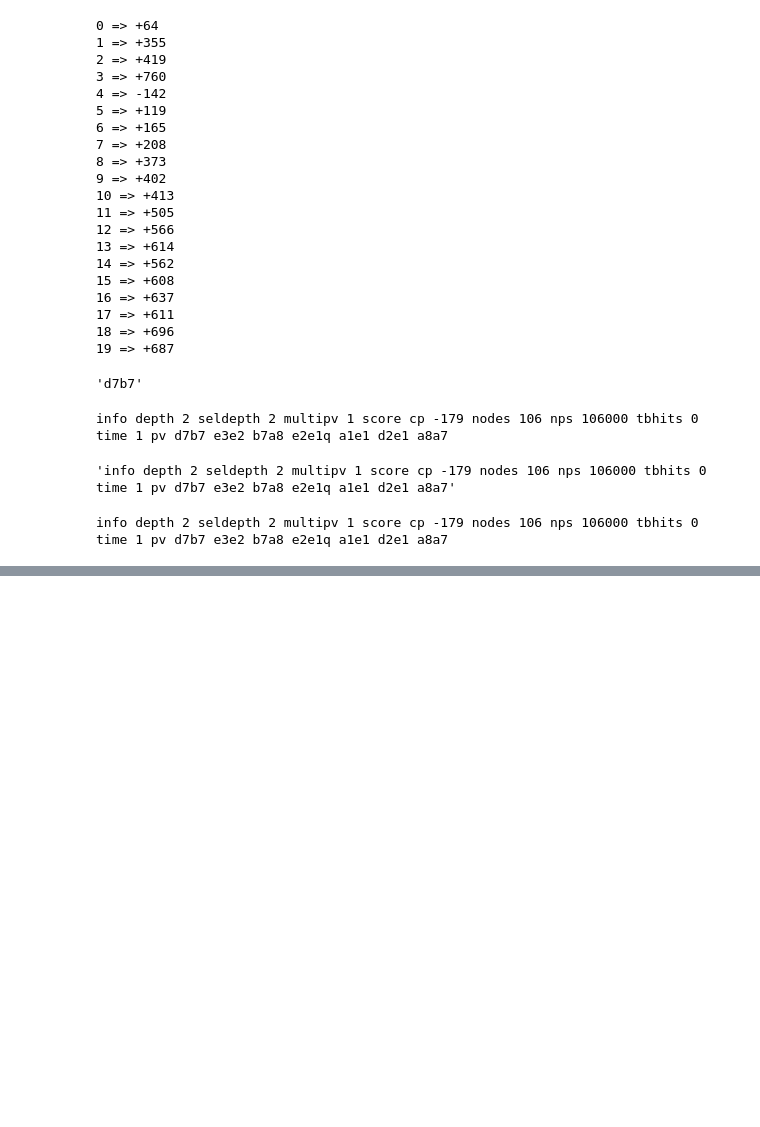
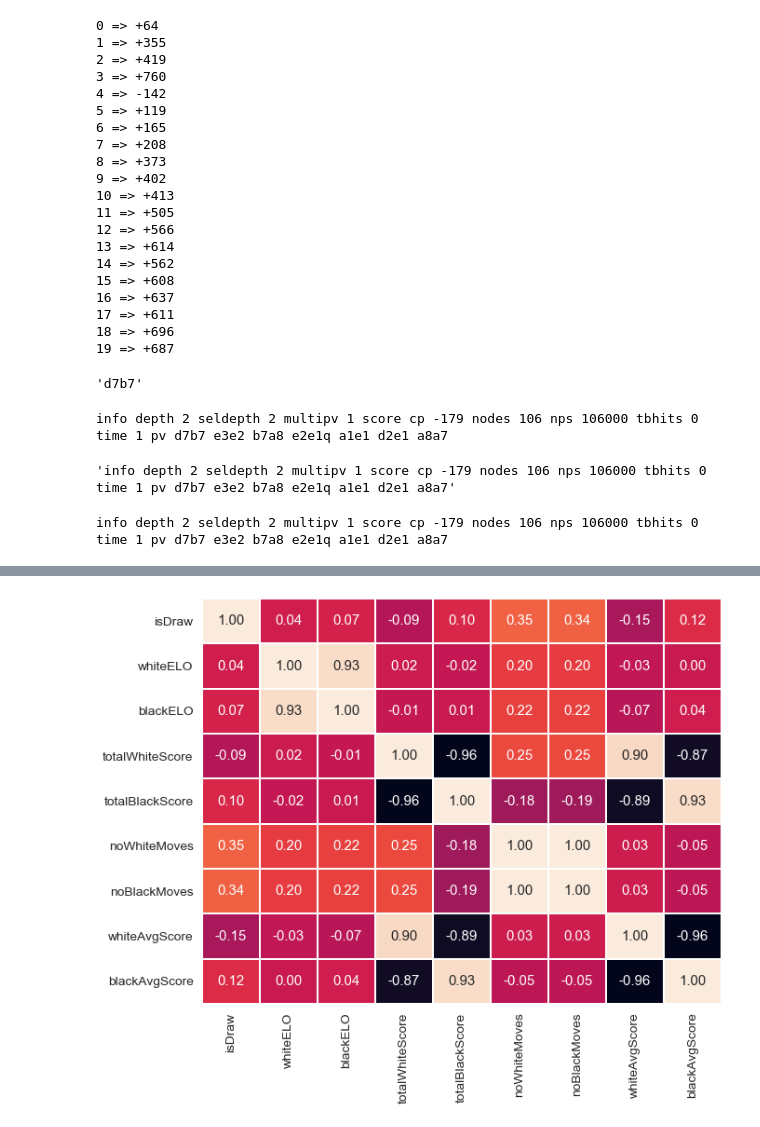
Before and after one commit to mayankX/Chess-ELO-Predictor, a Jupyter notebook: notebooks/Playground.ipynb, the cells around one changed output, grey strips where cells are left out. Saved outputs shown, nothing was run; the diff lists cells and outputs as text; code cells hidden in the pictures; blank space fills up the shorter version.

```diff
--- a/notebooks/Playground.ipynb
+++ b/notebooks/Playground.ipynb
@@ -188,0 +263,15 @@ info depth 2 seldepth 2 multipv 1 score cp -179 nodes 106 nps 106000 tbhits 0 ti
+# %%
+plt.subplots(figsize=(10, 8))
+sns.set(font_scale=1.25)
+sns.heatmap(
+    data.query('hasBlackWon == False')[['isDraw','whiteELO', 'blackELO',
+       'totalWhiteScore', 'totalBlackScore', 'noWhiteMoves', 'noBlackMoves', 'whiteAvgScore', 'blackAvgScore']].corr(),
+    cbar=False,
+    linewidths=.8,
+    annot=True,
+#     square=True,
+    fmt=".2f",
+#     annot_kws={"size": 10}
+);
+# %% [output]
+[figure, added]
```
Also changed, not shown: parts of 18 cells of this notebook, 4 other files.
